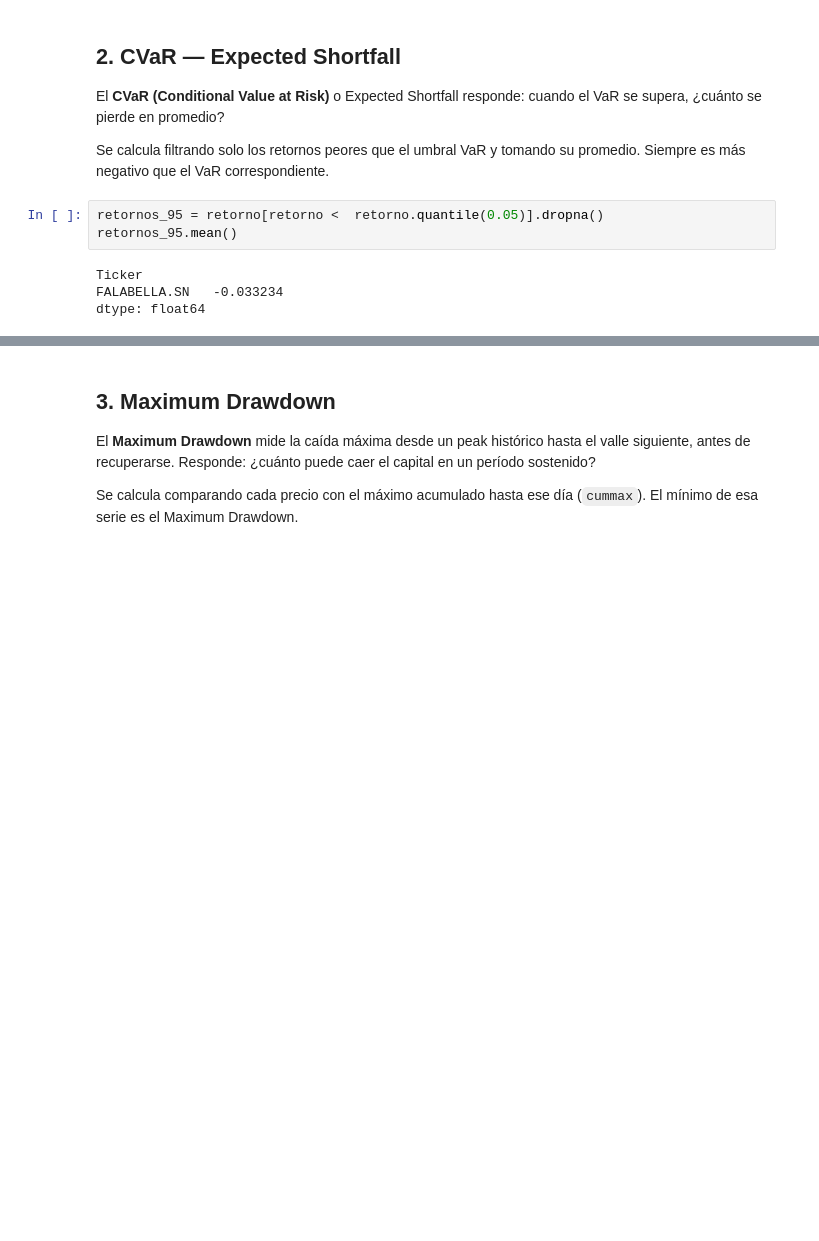
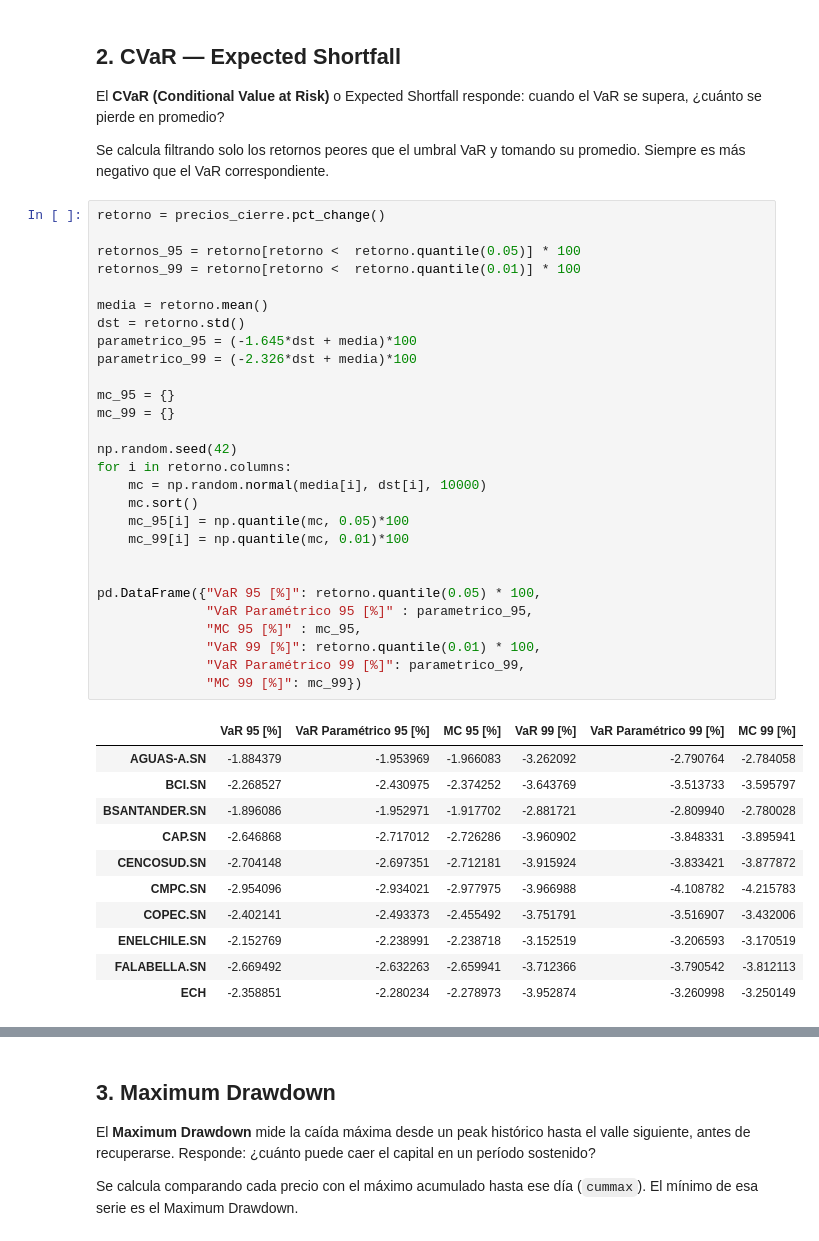
Before and after one commit to pablovergaraw/quant-journey-pablo, a Jupyter notebook: 03_riesgo.ipynb, the cells around one changed output, grey strips where cells are left out. Cells and saved outputs as stored; diff of their text form; blank space fills up the shorter version.

```diff
--- a/03_riesgo.ipynb
+++ b/03_riesgo.ipynb
@@ -37,9 +52,42 @@ El **CVaR (Conditional Value at Risk)** o Expected Shortfall responde: cuando el
 
 Se calcula filtrando solo los retornos peores que el umbral VaR y tomando su promedio. Siempre es más negativo que el VaR correspondiente.
 # %%
-retornos_95 = retorno[retorno <  retorno.quantile(0.05)].dropna()
-retornos_95.mean()
+retorno = precios_cierre.pct_change()
+
+retornos_95 = retorno[retorno <  retorno.quantile(0.05)] * 100
+retornos_99 = retorno[retorno <  retorno.quantile(0.01)] * 100
+
+media = retorno.mean()
+dst = retorno.std()
+parametrico_95 = (-1.645*dst + media)*100
+parametrico_99 = (-2.326*dst + media)*100
+
+mc_95 = {}
+mc_99 = {}
+
+np.random.seed(42)
+for i in retorno.columns:
+    mc = np.random.normal(media[i], dst[i], 10000)
+    mc.sort()
+    mc_95[i] = np.quantile(mc, 0.05)*100
+    mc_99[i] = np.quantile(mc, 0.01)*100
+
+
+pd.DataFrame({"VaR 95 [%]": retorno.quantile(0.05) * 100,
+              "VaR Paramétrico 95 [%]" : parametrico_95,
+              "MC 95 [%]" : mc_95,
+              "VaR 99 [%]": retorno.quantile(0.01) * 100,
+              "VaR Paramétrico 99 [%]": parametrico_99,
+              "MC 99 [%]": mc_99})
 # %% [output]
-Ticker
-FALABELLA.SN   -0.033234
-dtype: float64
+|  | VaR 95 [%] | VaR Paramétrico 95 [%] | MC 95 [%] | VaR 99 [%] | VaR Paramétrico 99 [%] | MC 99 [%] |
+| AGUAS-A.SN | -1.884379 | -1.953969 | -1.966083 | -3.262092 | -2.790764 | -2.784058 |
+| BCI.SN | -2.268527 | -2.430975 | -2.374252 | -3.643769 | -3.513733 | -3.595797 |
+| BSANTANDER.SN | -1.896086 | -1.952971 | -1.917702 | -2.881721 | -2.809940 | -2.780028 |
+| CAP.SN | -2.646868 | -2.717012 | -2.726286 | -3.960902 | -3.848331 | -3.895941 |
+| CENCOSUD.SN | -2.704148 | -2.697351 | -2.712181 | -3.915924 | -3.833421 | -3.877872 |
+| CMPC.SN | -2.954096 | -2.934021 | -2.977975 | -3.966988 | -4.108782 | -4.215783 |
+| COPEC.SN | -2.402141 | -2.493373 | -2.455492 | -3.751791 | -3.516907 | -3.432006 |
+| ENELCHILE.SN | -2.152769 | -2.238991 | -2.238718 | -3.152519 | -3.206593 | -3.170519 |
+| FALABELLA.SN | -2.669492 | -2.632263 | -2.659941 | -3.712366 | -3.790542 | -3.812113 |
+| ECH | -2.358851 | -2.280234 | -2.278973 | -3.952874 | -3.260998 | -3.250149 |
```
Also changed, not shown: parts of 9 cells of this notebook, 2 other files.
